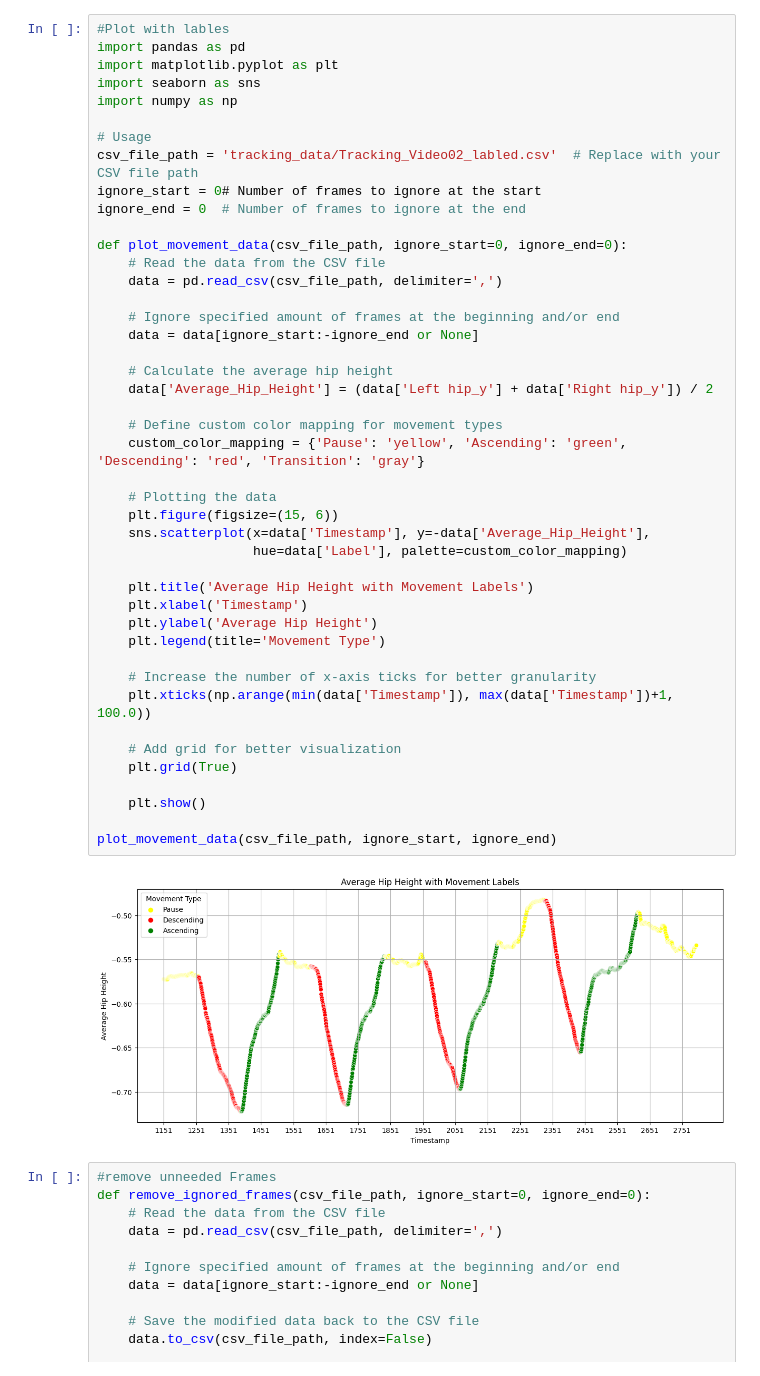
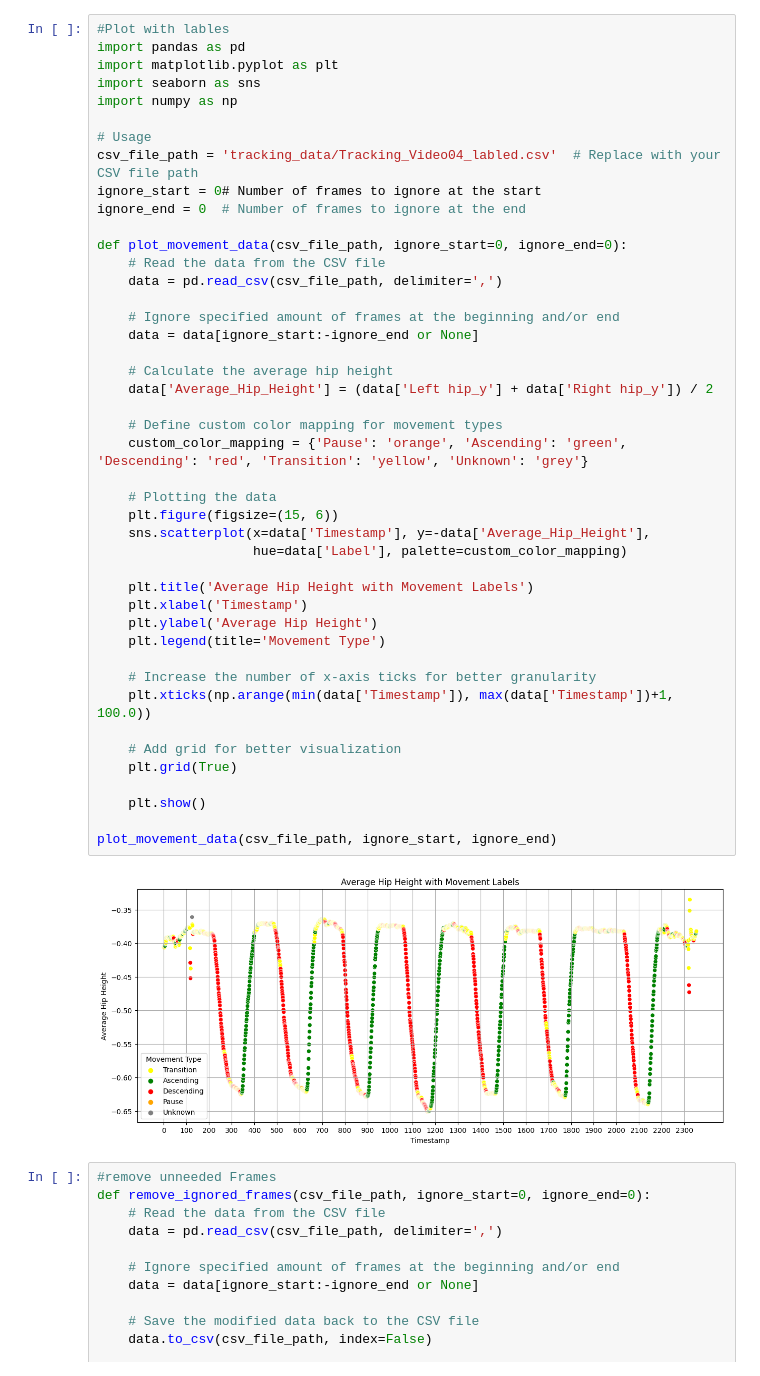
Before and after one commit to jonasgwozdz/Squatify, a Jupyter notebook: lables_and_plots.ipynb, the cells around one changed output. Drawn from its saved outputs; the diff is of its cells as text.

Commit message:
more data yaaaay

```diff
--- a/lables_and_plots.ipynb
+++ b/lables_and_plots.ipynb
@@ -63,7 +63,7 @@ import seaborn as sns
 import numpy as np
 
 # Usage
-csv_file_path = 'tracking_data/Tracking_Video02_labled.csv'  # Replace with your CSV file path
+csv_file_path = 'tracking_data/Tracking_Video04_labled.csv'  # Replace with your CSV file path
 ignore_start = 0# Number of frames to ignore at the start
 ignore_end = 0  # Number of frames to ignore at the end
 
@@ -72,35 +72,35 @@ def plot_movement_data(csv_file_path, ignore_start=0, ignore_end=0):
     data = pd.read_csv(csv_file_path, delimiter=',')
 
     # Ignore specified amount of frames at the beginning and/or end
     data = data[ignore_start:-ignore_end or None]
 
     # Calculate the average hip height
     data['Average_Hip_Height'] = (data['Left hip_y'] + data['Right hip_y']) / 2
 
     # Define custom color mapping for movement types
-    custom_color_mapping = {'Pause': 'yellow', 'Ascending': 'green', 'Descending': 'red', 'Transition': 'gray'}
+    custom_color_mapping = {'Pause': 'orange', 'Ascending': 'green', 'Descending': 'red', 'Transition': 'yellow', 'Unknown': 'grey'}
 
     # Plotting the data
     plt.figure(figsize=(15, 6))
     sns.scatterplot(x=data['Timestamp'], y=-data['Average_Hip_Height'],
                     hue=data['Label'], palette=custom_color_mapping)
 
     plt.title('Average Hip Height with Movement Labels')
     plt.xlabel('Timestamp')
     plt.ylabel('Average Hip Height')
     plt.legend(title='Movement Type')
 
     # Increase the number of x-axis ticks for better granularity
     plt.xticks(np.arange(min(data['Timestamp']), max(data['Timestamp'])+1, 100.0))
 
     # Add grid for better visualization
     plt.grid(True)
 
     plt.show()
 
 plot_movement_data(csv_file_path, ignore_start, ignore_end)
 # %% [output]
-[figure, old version]
+[figure, new version]
 # %%
 #remove unneeded Frames
 def remove_ignored_frames(csv_file_path, ignore_start=0, ignore_end=0):
```
Also changed, not shown: parts of 1 cell of this notebook, 1 other file.
